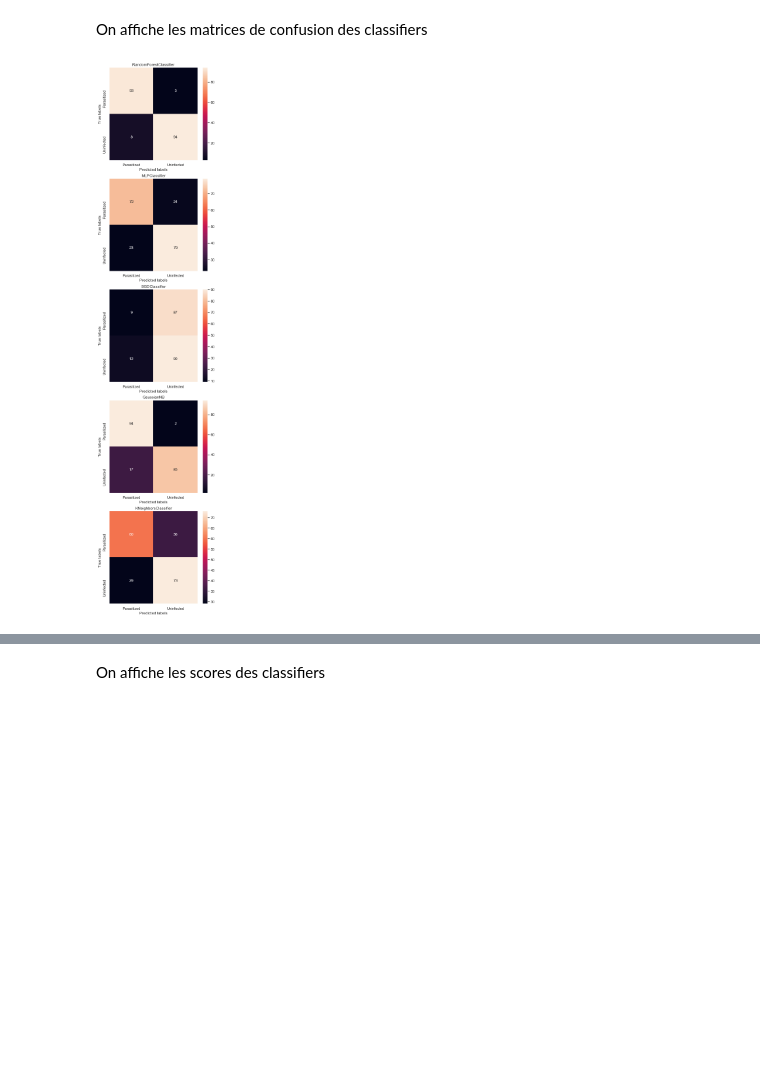
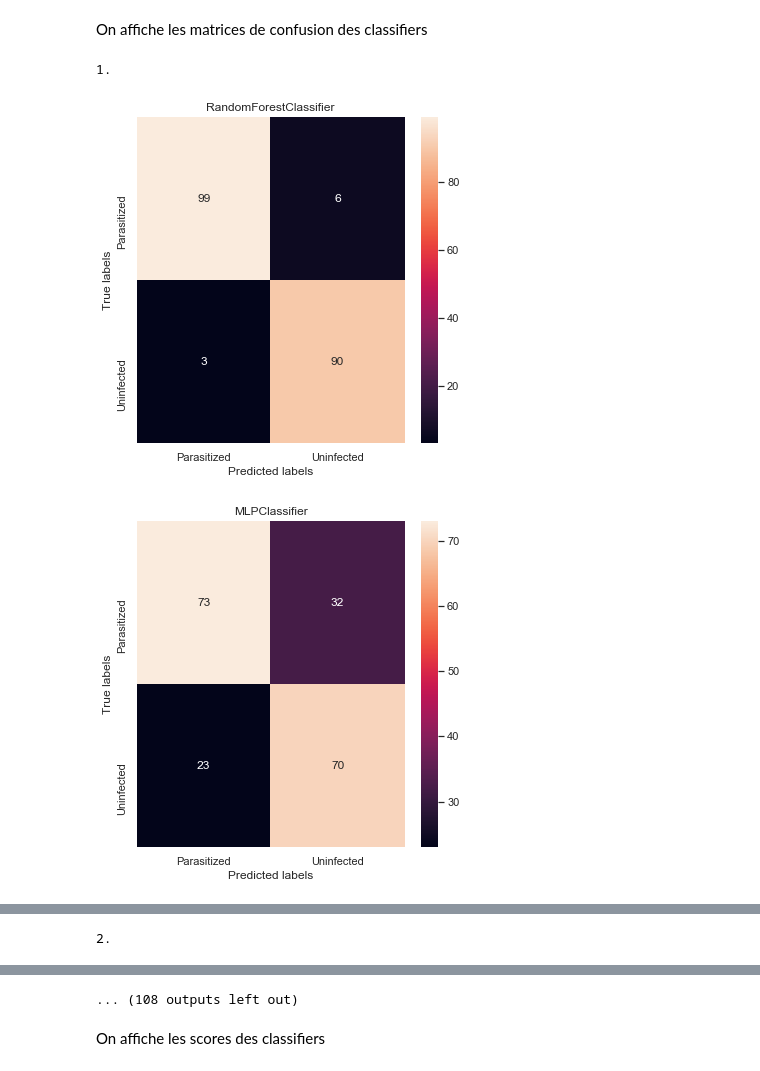
Before and after one commit to LE10EENFAIT/Africa, a Jupyter notebook: starting_kit/README_MODEL.ipynb, the cells around one changed output, grey strips where cells are left out. Drawn from its saved outputs; the diff is of its cells as text; code cells hidden in the pictures; blank space fills up the shorter version.

```diff
--- a/starting_kit/README_MODEL.ipynb
+++ b/starting_kit/README_MODEL.ipynb
@@ -195,7 +238,6 @@ On teste ici 5 classifiers différents et on stocke les prédictions et les matr
 from sklearn.model_selection import train_test_split
 from data_manager import DataManager
 from model import model
-from sklearn.metrics import confusion_matrix
 from sklearn.ensemble import RandomForestClassifier
 from sklearn.neural_network import MLPClassifier
 from sklearn.neighbors import KNeighborsClassifier
@@ -203,19 +245,27 @@ from sklearn.naive_bayes import GaussianNB
 from sklearn.linear_model import SGDClassifier
 
 D = DataManager(data_name, data_dir, replace_missing=True)
-X_train_pre, X_test_pre, y_train_pre, y_test_pre = train_test_split(D.data['X_train'], D.data['Y_train'], test_size=0.33, random_state=42)
+Xs_train = []
+Xs_test = []
+ys_train = []
+ys_test = []
+for i in range(0, 20):
+    X_train_pre, X_test_pre, y_train_pre, y_test_pre = train_test_split(D.data['X_train'], D.data['Y_train'], test_size=0.33)
+    Xs_train.append(X_train_pre)
+    Xs_test.append(X_test_pre)
+    ys_train.append(y_train_pre)
+    ys_test.append(y_test_pre)
 
 # Load model
 # tableau des 5 modèles choisis
-classifiers = [
-    RandomForestClassifier(random_state=42),
+classifiers_type = [
+    RandomForestClassifier(),
     MLPClassifier(solver='lbfgs'),
     SGDClassifier(),
     GaussianNB(),
     KNeighborsClassifier()
 ]
 
-# tableau des noms des classifieurs
 name_classifiers = [
     'RandomForestClassifier',
     'MLPClassifier',
@@ -224,17 +274,15 @@ name_classifiers = [
     'KNeighborsClassifier'
 ]
 
-# tableau des résultats pour chaque model
-results = []
-for i in classifiers:
-    M = model(i)
-    if not M.is_trained:
-        M.fit(X_train_pre, y_train_pre)
-    results.append(M.predict(X_test_pre))
 
-# tableau des matrices de confusion sur les résultats des 5 modèles
-matrices = []
-for i in results:
-    matrices.append(confusion_matrix(y_test_pre, i))
+models = []
+for i in range (0, len(Xs_train)):
+    temp = []
+    for cls,name in zip(classifiers_type,name_classifiers):
+        m = modelGest(cls, name, Xs_train[i], ys_train[i], Xs_test[i], ys_test[i])
+        m.train()
+        m.predict()
+        temp.append(m)
+    models.append(temp)
 # %% [output]
 Info file found : /Users/gaetanserre/Documents/Dev/Cours/L2/Projets/Minis-Projets/Medichal/Africa/starting_kit/sample_data/malaria_public.info
@@ -257,16 +300,13 @@ PREDICT: dim(y)= [198, 1]
 # %% [markdown]
 On affiche les matrices de confusion des classifiers
-# %%
-fig, ax = plt.subplots(nrows=5,ncols=1, figsize=(6, 30))
-for i in range(5):
-    sns.heatmap(matrices[i], annot=True, fmt='g', ax=ax[i]); #annot=True to annotate cells
-    # labels, title and ticks
-    ax[i].set_xlabel('Predicted labels');
-    ax[i].set_ylabel('True labels');
-    ax[i].set_title(name_classifiers[i]);
-    ax[i].xaxis.set_ticklabels(['Parasitized', 'Uninfected']);
-    ax[i].yaxis.set_ticklabels(['Parasitized', 'Uninfected']);
-
-plt.show()
-# %% [output]
-[figure, removed]
+# %%
+count = 1
+for model in models:
+    print('\033[4;31m' + str(count) + ".")
+    for mod in model:
+        mod.printConfusionMatrix()
+    count+=1
+# %% [output]
+1.
+[figure, added]
+[figure, added]
@@ -272,0 +316 @@ plt.show()
+2.
@@ -273,2 +322,3 @@ plt.show()
+... (108 outputs left out)
 # %% [markdown]
 On affiche les scores des classifiers
```
Also changed, not shown: parts of 9 cells of this notebook.
